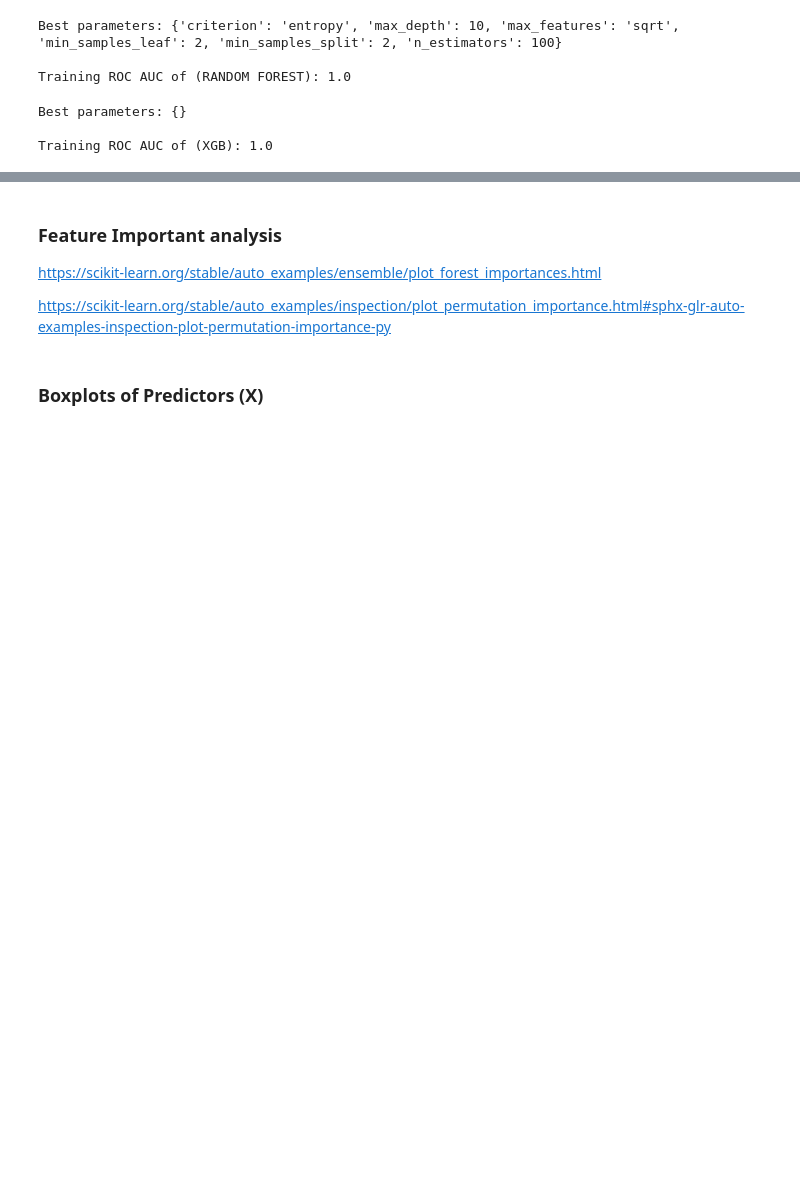
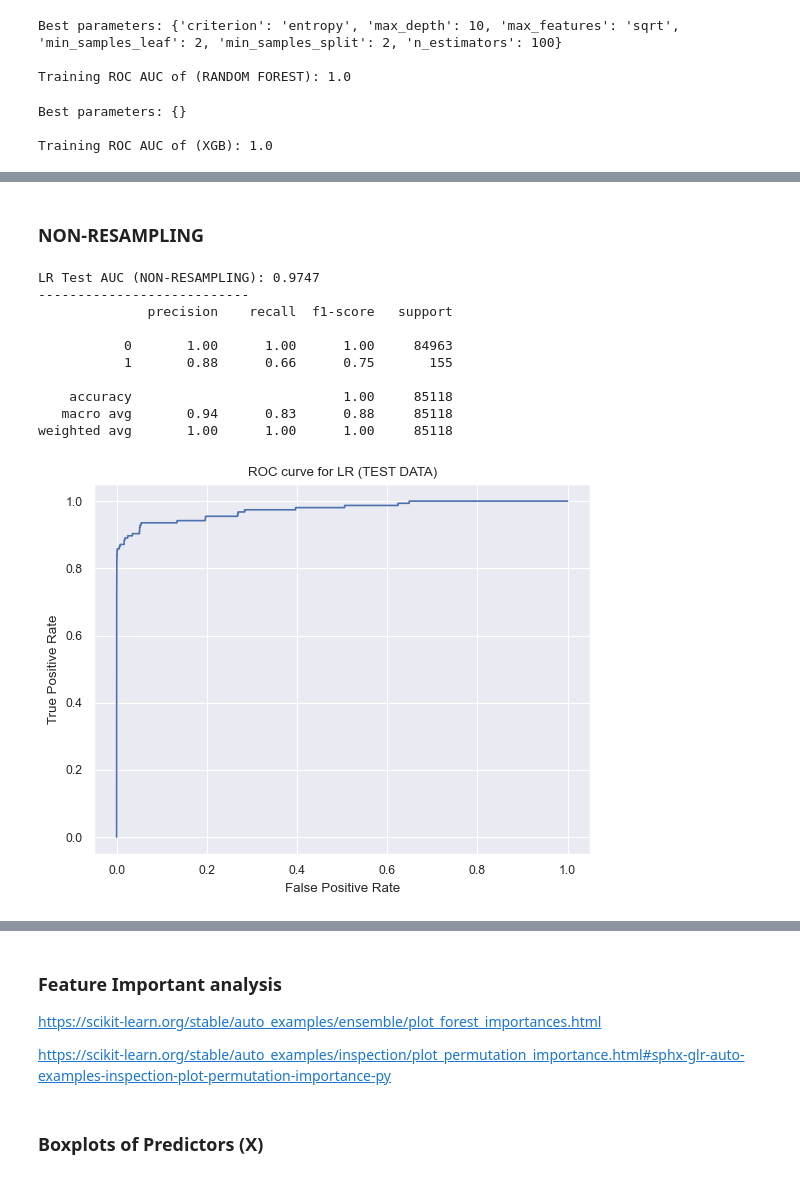
Before and after one commit to yvonnevydao/Credit_Fraud_Detection, a Jupyter notebook: credit_fraud_detection.ipynb, the cells around one changed output, grey strips where cells are left out. Drawn from its saved outputs; the diff is of its cells as text; code cells hidden in the pictures; blank space fills up the shorter version.

```diff
--- a/credit_fraud_detection.ipynb
+++ b/credit_fraud_detection.ipynb
@@ -2314,0 +2337,44 @@ plt.show()
+# %% [markdown]
+### NON-RESAMPLING
+# %%
+## 5. LR ------------------------------------
+
+# Train the model with the best hyperparameters found
+LR_model_NON = LogisticRegression(C=0.1, max_iter=100,
+                                 penalty='l1', solver='liblinear')
+LR_model_NON.fit(X_train, y_train)
+
+# Predict on the test data
+y_pred_LR_NON = LR_model_NON.predict(X_test)
+
+# Calculate and print the ROC AUC score on the test data
+print("LR Test AUC (NON-RESAMPLING):", round(roc_auc_score(y_test, LR_model_NON.predict_proba(X_test)[:, 1]), 4))
+
+# Print classification report for the test data ----------------
+print('---------------------------')
+print(classification_report(y_test, y_pred_LR_NON))
+
+# Plot ROC curve ----------------------------------------------
+# Predict probabilities for the test data
+proba_LR = LR_model_NON.predict_proba(X_test)
+# Compute False Positive Rate (FPR) and True Positive Rate (TPR)
+fpr_LR, tpr_LR, _LR = metrics.roc_curve(y_test, proba_LR[:, 1])
+
+# Plotting the ROC curve
+plt.plot(fpr_LR, tpr_LR)
+plt.xlabel('False Positive Rate')
+plt.ylabel('True Positive Rate')
+plt.title("ROC curve for LR (TEST DATA)")
+plt.show()
+# %% [output]
+LR Test AUC (NON-RESAMPLING): 0.9747
+---------------------------
+              precision    recall  f1-score   support
+
+           0       1.00      1.00      1.00     84963
+           1       0.88      0.66      0.75       155
+
+    accuracy                           1.00     85118
+   macro avg       0.94      0.83      0.88     85118
+weighted avg       1.00      1.00      1.00     85118
+[figure, added]
```
Also changed, not shown: parts of 33 cells of this notebook.
